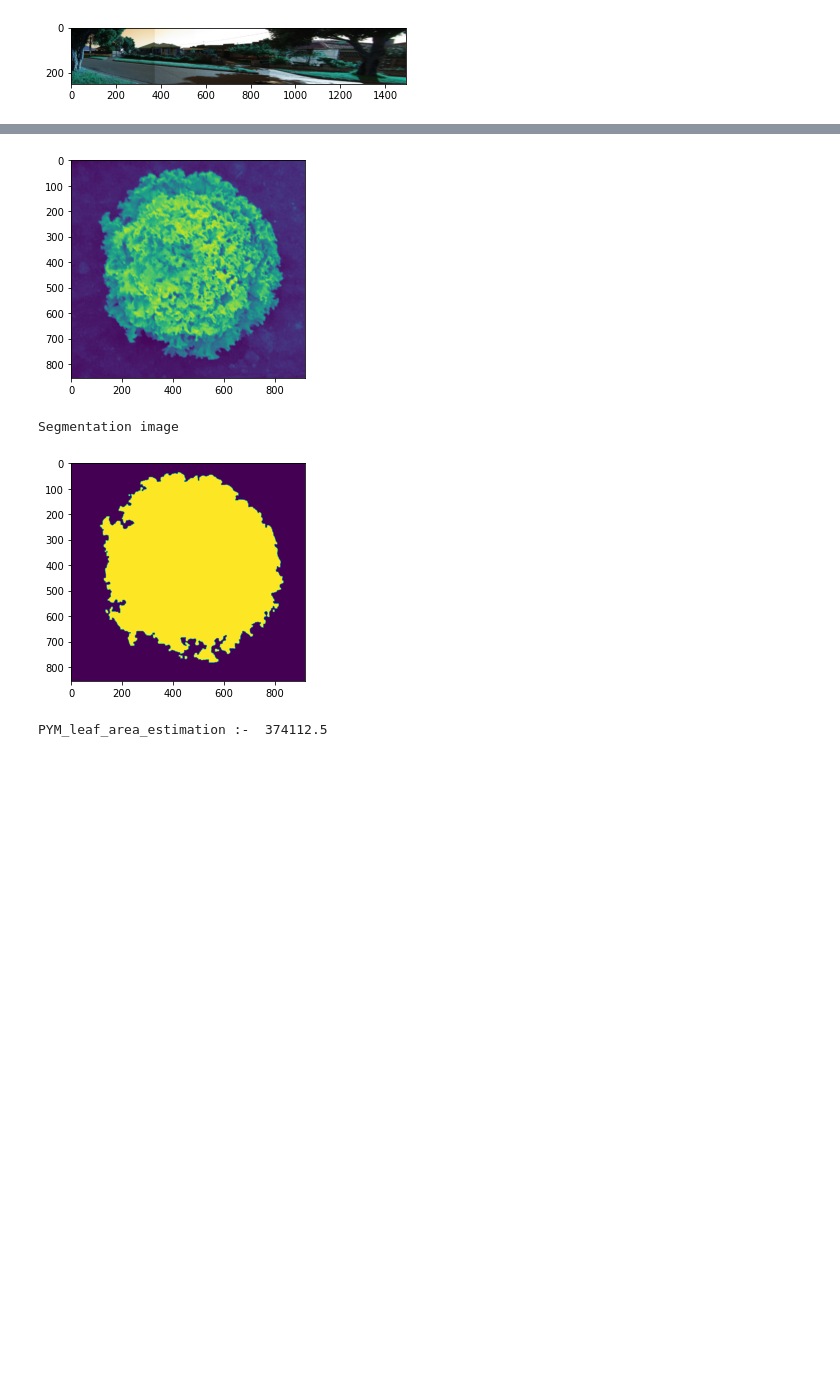
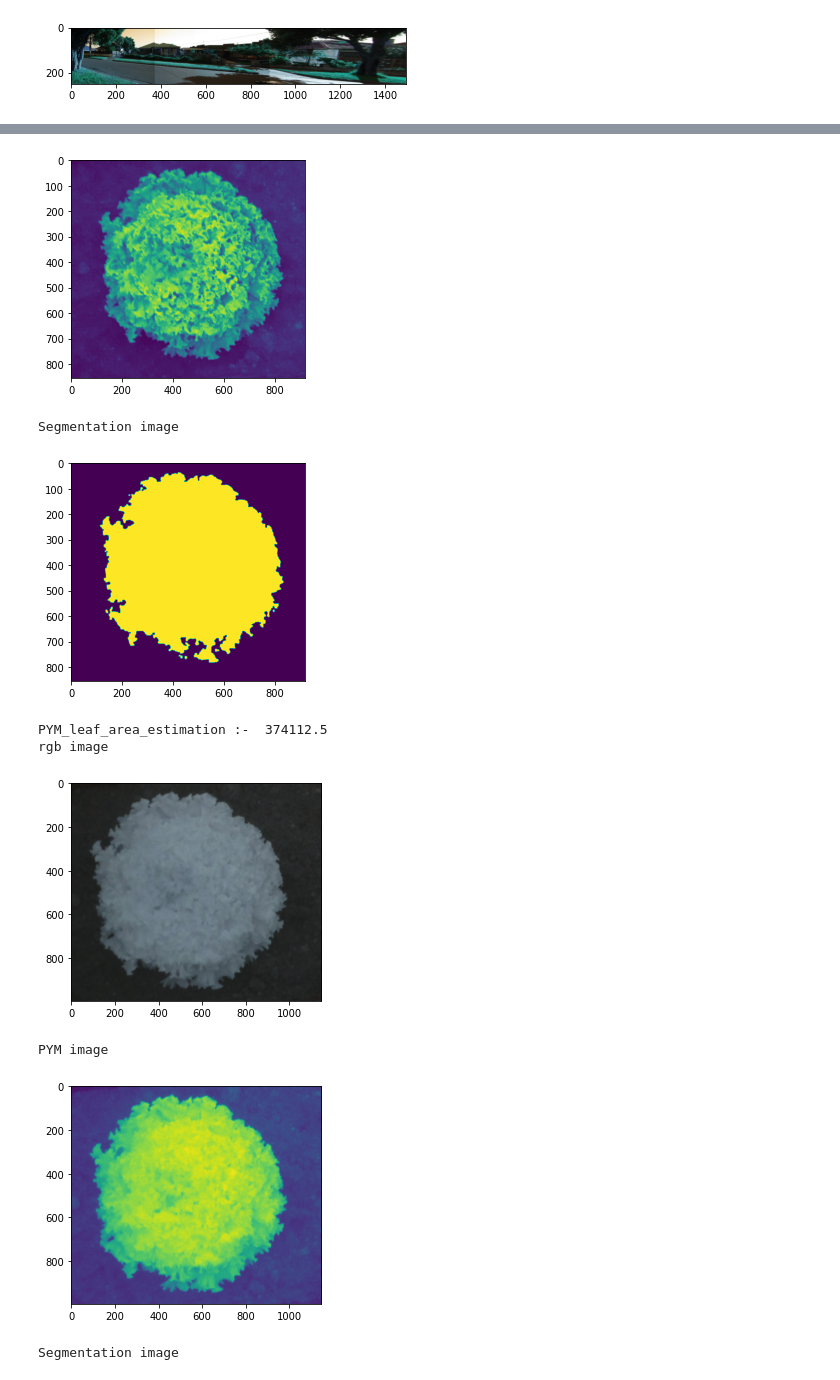
Before and after one commit to Abdelrahman26/FarmTopia-CV-Internship, a Jupyter notebook: FarmTopia-CV-Internship/Anwar/stitching_and_PYM.ipynb, the cells around one changed output, grey strips where cells are left out. Drawn from its saved outputs; the diff is of its cells as text; code cells hidden in the pictures; blank space fills up the shorter version.

```diff
--- a/FarmTopia-CV-Internship/Anwar/stitching_and_PYM.ipynb
+++ b/FarmTopia-CV-Internship/Anwar/stitching_and_PYM.ipynb
@@ -168,8 +168,8 @@ def PYM_leaf_area_estimation(img, include_holes=True, plot = True):
     erosion = cv2.erode(thresh1, kernel_veryclose,iterations = 1) # edge erosion
     opening = cv2.morphologyEx(erosion, cv2.MORPH_OPEN, kernel_open) # removing noise around the plant
     closing = cv2.morphologyEx(opening, cv2.MORPH_CLOSE, kernel_mid) # removing noise inside the plant
-    #contours, hierarchy = cv2.findContours(closing,cv2.RETR_TREE,cv2.CHAIN_APPROX_SIMPLE) # finding plant contours
-    aa, contours, hierarchy = cv2.findContours(closing,cv2.RETR_TREE,cv2.CHAIN_APPROX_SIMPLE) # with an older version of opencv
+    contours, hierarchy = cv2.findContours(closing,cv2.RETR_TREE,cv2.CHAIN_APPROX_SIMPLE) # finding plant contours
+    #aa, contours, hierarchy = cv2.findContours(closing,cv2.RETR_TREE,cv2.CHAIN_APPROX_SIMPLE) # with an older version of opencv
 
     if include_holes==1: # Counting all pixels inside the largest area
         areas = [] # list
@@ -184,30 +184,39 @@ def PYM_leaf_area_estimation(img, include_holes=True, plot = True):
 
     if include_holes==0: # Counting all pixels detected
         cv2.drawContours(closing, contours, -1, (255, 255, 255), -1) # drawing contours without including holes
         leaf_area = (closing > 127).sum() # couting plants pixels
 
     cv2.imwrite('closing.jpg', closing) # Saving image
     if plot == True:
       print('rgb image')
       plt.imshow(image_source)
       plt.show()
       print('PYM image')
       plt.imshow(t)
       plt.show()
       print('Segmentation image')
       plt.imshow(closing)
       plt.show()
 
     return leaf_area # Plant area is returned as output of the function
 
 
 t = PYM_leaf_area_estimation('Figure_3_A1.jpg')
 print('PYM_leaf_area_estimation :- ',t)
+
+t1 = PYM_leaf_area_estimation('Figure_3_A2.jpg')
+print('PYM_leaf_area_estimation :- ',t1)
+print(t1 == t)
 # %% [output]
 rgb image
 [figure]
 PYM image
 [figure]
 Segmentation image
 [figure]
 PYM_leaf_area_estimation :-  374112.5
+rgb image
+[figure, added]
+PYM image
+[figure, added]
+Segmentation image
```
Also changed, not shown: parts of 2 cells of this notebook.
